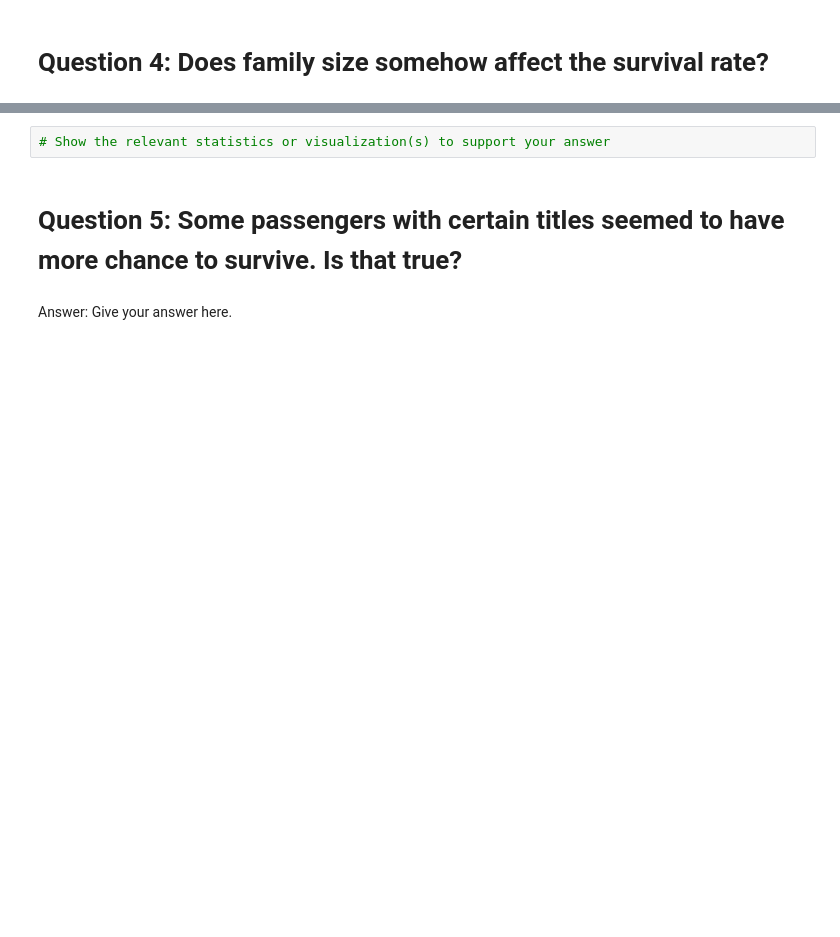
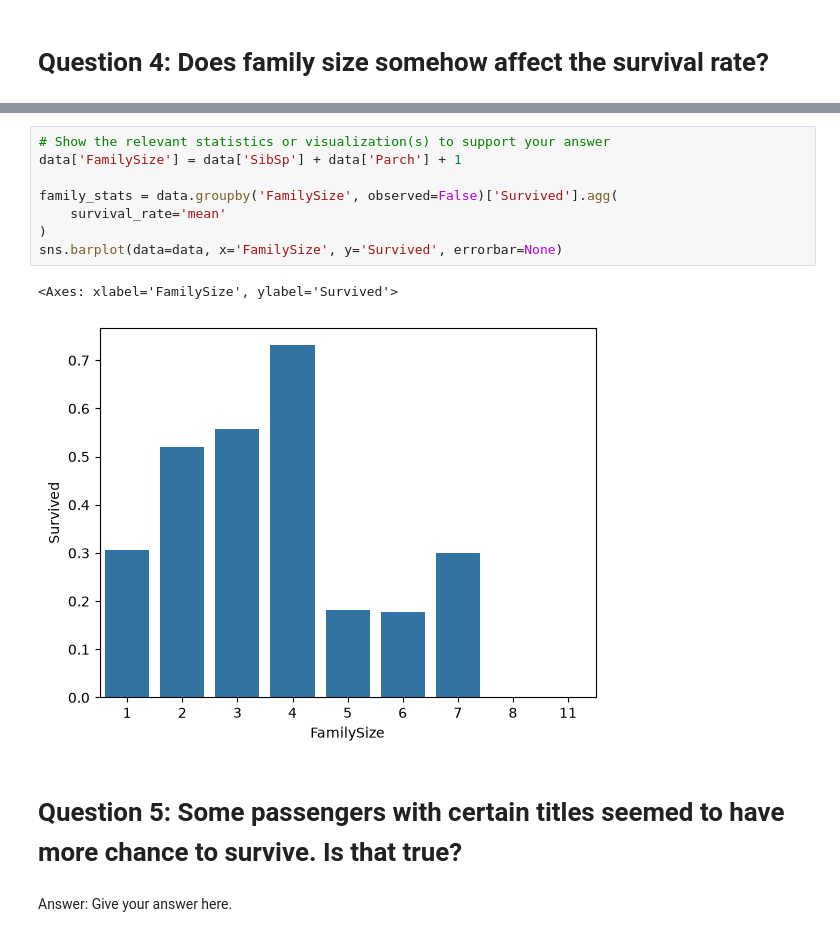
Before and after one commit to damianlores/modernML-individual_assignment, a Jupyter notebook: ex2a.ipynb, the cells around one changed output, grey strips where cells are left out. Cells and saved outputs as stored; diff of their text form; blank space fills up the shorter version.

```diff
--- a/ex2a.ipynb
+++ b/ex2a.ipynb
@@ -94,5 +114,14 @@ Answer: Give your answer here.
 # %%
 # Show the relevant statistics or visualization(s) to support your answer
+data['FamilySize'] = data['SibSp'] + data['Parch'] + 1
+
+family_stats = data.groupby('FamilySize', observed=False)['Survived'].agg(
+    survival_rate='mean'
+)
+sns.barplot(data=data, x='FamilySize', y='Survived', errorbar=None)
+# %% [output]
+<Axes: xlabel='FamilySize', ylabel='Survived'>
+[figure, added]
 # %% [markdown]
 # Question 5: Some passengers with certain titles seemed to have more chance to survive. Is that true?
 # %% [markdown]
```
Also changed, not shown: parts of 6 cells of this notebook.
